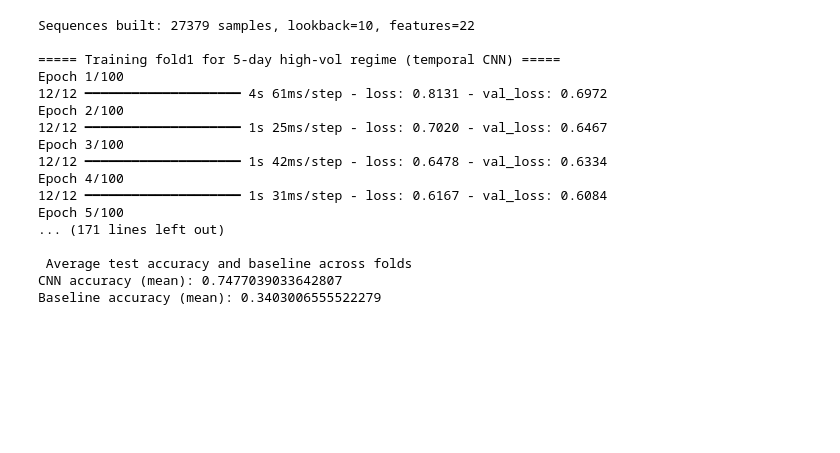
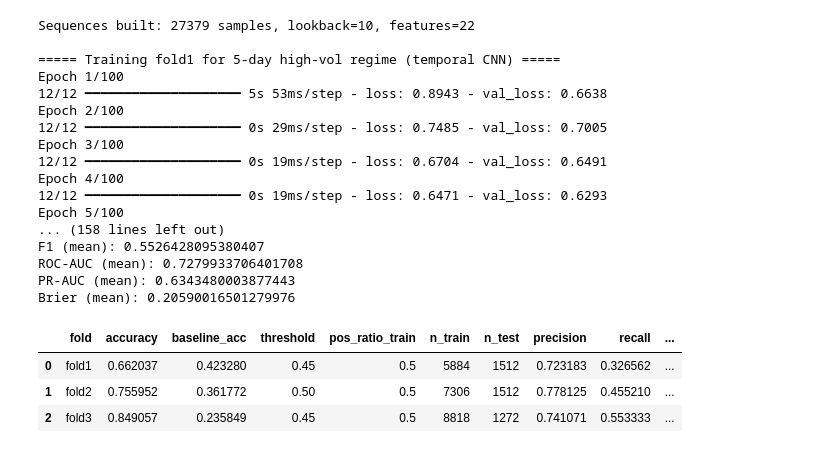
Before and after one commit to liaoyue666/CS3244-group28-stock-prediction, a Jupyter notebook: CNN.ipynb, the cells around one changed output. Drawn from its saved outputs; the diff is of its cells as text; code cells hidden in the pictures; blank space fills up the shorter version.

```diff
--- a/CNN.ipynb
+++ b/CNN.ipynb
@@ -4,7 +4,7 @@ import pandas as pd
 import tensorflow as tf
 
 from sklearn.preprocessing import StandardScaler
-from sklearn.metrics import accuracy_score
+from sklearn.metrics import accuracy_score, precision_score, recall_score, f1_score, roc_auc_score, average_precision_score, brier_score_loss, confusion_matrix
 
 DATA_PATH = "combined_cleaned.csv"
 
@@ -236,6 +236,33 @@ def build_temporal_cnn_single(lookback, n_features):
     )
     return model
 
+def evaluate_metrics(y_true, y_pred, p_pred):
+    precision = precision_score(y_true, y_pred)
+    recall = recall_score(y_true, y_pred)
+    f1 = f1_score(y_true, y_pred)
+    try:
+        roc_auc = roc_auc_score(y_true, p_pred)
+    except ValueError:
+        roc_auc = np.nan
+    try:
+        pr_auc = average_precision_score(y_true, p_pred)
+    except ValueError:
+        pr_auc = np.nan
+    brier = brier_score_loss(y_true, p_pred)
+    tn, fp, fn, tp = confusion_matrix(y_true, y_pred).ravel()
+    return {
+        "precision": precision,
+        "recall": recall,
+        "f1": f1,
+        "roc_auc": roc_auc,
+        "pr_auc": pr_auc,
+        "brier": brier,
+        "tn": int(tn),
+        "fp": int(fp),
+        "fn": int(fn),
+        "tp": int(tp),
+    }
+
 
 # Tune the threshold for the binary classification
 def tune_threshold(y_val, p_val, thresholds):
@@ -316,6 +343,8 @@ def train_one_fold_highvol(X, rv5, dates, feature_cols, fold):
     y_pred_test = (p_test >= best_tau).astype(int)
     acc_test = accuracy_score(y_test, y_pred_test)
 
+    metrics = evaluate_metrics(y_test, y_pred_test, p_test)
+
     result = {
         "fold": fold["name"],
         "accuracy": acc_test,
@@ -325,6 +354,7 @@ def train_one_fold_highvol(X, rv5, dates, feature_cols, fold):
         "n_train": int(X_train.shape[0]),
         "n_test": int(X_test.shape[0]),
     }
+    result.update(metrics)
     return result
 
 # Pipeline for CNN
@@ -345,39 +375,50 @@ def run_highvol_cnn():
 
     X, rv5, dates, tickers = build_sequences(df, feature_cols, LOOKBACK)
     print(f"Sequences built: {X.shape[0]} samples, lookback={LOOKBACK}, features={X.shape[2]}")
 
     folds = define_folds()
     all_results = []
 
     for fold in folds:
         res = train_one_fold_highvol(X, rv5, dates, feature_cols, fold)
         if res is not None:
             all_results.append(res)
 
     results_df = pd.DataFrame(all_results)
 
     print("\n Per-fold test accuracy for 5-day high-vol regime (CNN)")
     print(results_df[["fold", "accuracy", "baseline_acc", "threshold", "pos_ratio_train", "n_train", "n_test"]])
+    print("\n Additional per-fold metrics")
+    print(results_df[["fold", "precision", "recall", "f1", "roc_auc", "pr_auc", "brier", "tn", "fp", "fn", "tp"]])
     print("\n Average test accuracy and baseline across folds")
     print("CNN accuracy (mean):", results_df["accuracy"].mean())
     print("Baseline accuracy (mean):", results_df["baseline_acc"].mean())
+    print("F1 (mean):", results_df["f1"].mean())
+    print("ROC-AUC (mean):", results_df["roc_auc"].mean())
+    print("PR-AUC (mean):", results_df["pr_auc"].mean())
+    print("Brier (mean):", results_df["brier"].mean())
+    return results_df
 
 run_highvol_cnn()
 # %% [output]
 Sequences built: 27379 samples, lookback=10, features=22
 
 ===== Training fold1 for 5-day high-vol regime (temporal CNN) =====
 Epoch 1/100
-12/12 ━━━━━━━━━━━━━━━━━━━━ 4s 61ms/step - loss: 0.8131 - val_loss: 0.6972
+12/12 ━━━━━━━━━━━━━━━━━━━━ 5s 53ms/step - loss: 0.8943 - val_loss: 0.6638
 Epoch 2/100
-12/12 ━━━━━━━━━━━━━━━━━━━━ 1s 25ms/step - loss: 0.7020 - val_loss: 0.6467
+12/12 ━━━━━━━━━━━━━━━━━━━━ 0s 29ms/step - loss: 0.7485 - val_loss: 0.7005
 Epoch 3/100
-12/12 ━━━━━━━━━━━━━━━━━━━━ 1s 42ms/step - loss: 0.6478 - val_loss: 0.6334
+12/12 ━━━━━━━━━━━━━━━━━━━━ 0s 19ms/step - loss: 0.6704 - val_loss: 0.6491
 Epoch 4/100
-12/12 ━━━━━━━━━━━━━━━━━━━━ 1s 31ms/step - loss: 0.6167 - val_loss: 0.6084
+12/12 ━━━━━━━━━━━━━━━━━━━━ 0s 19ms/step - loss: 0.6471 - val_loss: 0.6293
 Epoch 5/100
-... (171 lines left out)
-
- Average test accuracy and baseline across folds
-CNN accuracy (mean): 0.7477039033642807
-Baseline accuracy (mean): 0.3403006555522279
+... (158 lines left out)
+F1 (mean): 0.5526428095380407
+ROC-AUC (mean): 0.7279933706401708
+PR-AUC (mean): 0.6343480003877443
+Brier (mean): 0.20590016501279976
+|  | fold | accuracy | baseline_acc | threshold | pos_ratio_train | n_train | n_test | precision | recall | ... |
+| 0 | fold1 | 0.662037 | 0.423280 | 0.45 | 0.5 | 5884 | 1512 | 0.723183 | 0.326562 | ... |
+| 1 | fold2 | 0.755952 | 0.361772 | 0.50 | 0.5 | 7306 | 1512 | 0.778125 | 0.455210 | ... |
+| 2 | fold3 | 0.849057 | 0.235849 | 0.45 | 0.5 | 8818 | 1272 | 0.741071 | 0.553333 | ... |
```
Also changed, not shown: parts of 1 cell of this notebook.
